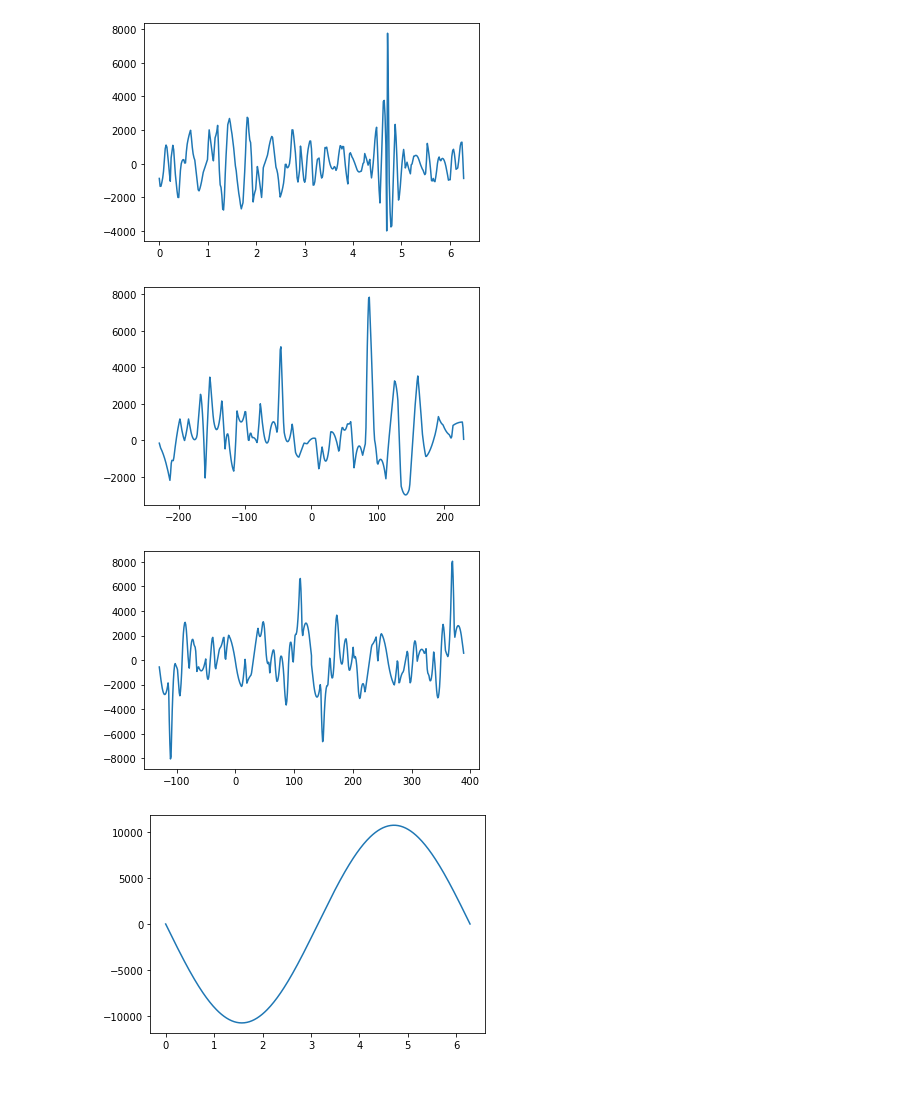
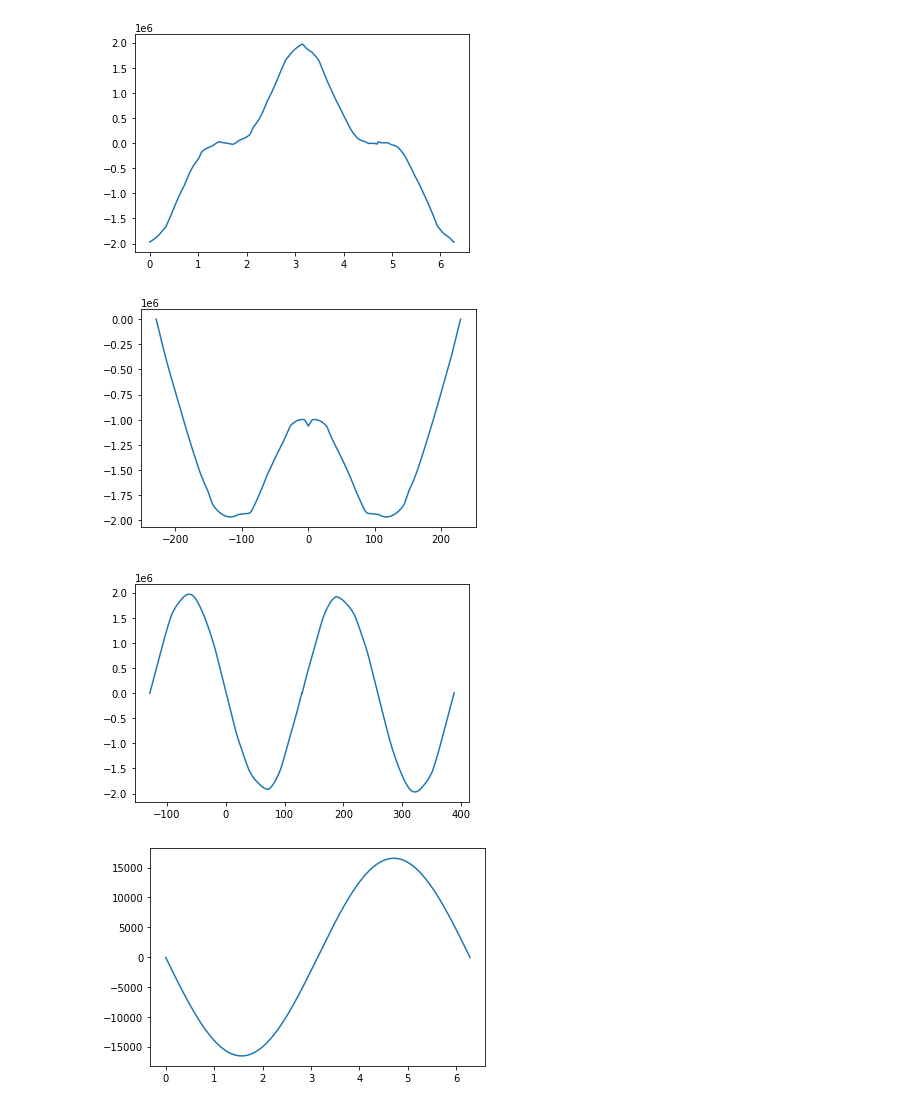
Before and after one commit to wzmsykk/cst_tools, a Jupyter notebook: utils/mode_base.ipynb, the cells around one changed output. Cells and saved outputs as stored; diff of their text form; code cells hidden in the pictures.

```diff
--- a/utils/mode_base.ipynb
+++ b/utils/mode_base.ipynb
@@ -10,6 +10,6 @@ import math
 import matplotlib.pyplot as plt
 import pathlib
 # %%
-result_stats(result_dir=r"\\WIN-232\pillbox_result\pillbox_modes_00")
-result_dir=r"\\WIN-232\pillbox_result\pillbox_modes_00"
+result_dir=r"\\WIN-232\pillbox_result\pillbox_cube_modes"
+result_stats(result_dir)
 # %% [output]
@@ -142,9 +127,9 @@ def showModePlot(inputdir,modeindex):
     fig=plt.figure()
     plt.plot(x_z,h_f)
 # %%
-showModePlot(result_dir,4)
+showModePlot(result_dir,21)
 # %% [output]
-[figure, old version]
+[figure, new version]
-[figure, old version]
+[figure, new version]
-[figure, old version]
+[figure, new version]
-[figure, old version]
+[figure, new version]
```
Also changed, not shown: parts of 11 cells of this notebook, 14 other files.
